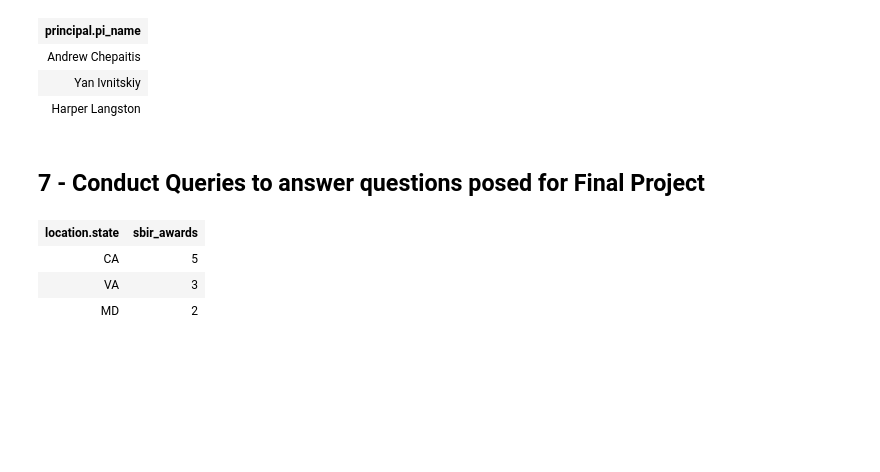
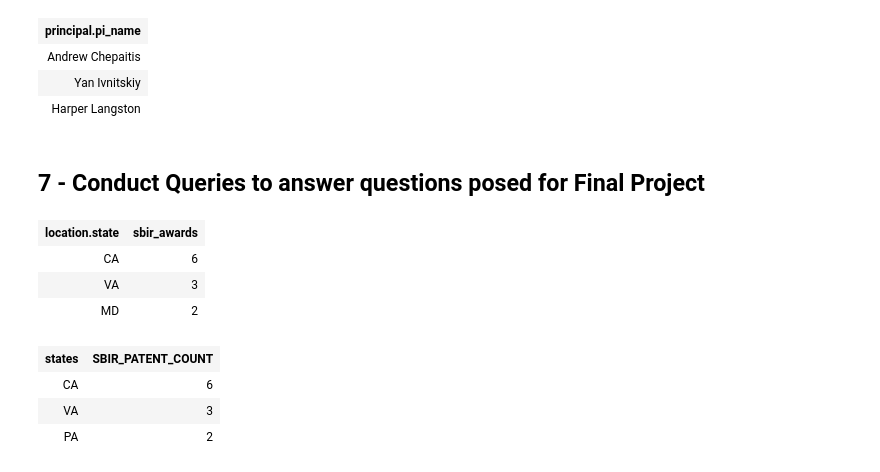
Before and after one commit to sj-ucsd/SBIR_Patent_analysis, a Jupyter notebook: neo4j_graph_etl.ipynb, the cells around one changed output. Drawn from its saved outputs; the diff is of its cells as text; code cells hidden in the pictures; blank space fills up the shorter version.

Commit message:
Add files via upload
updated for second final query

```diff
--- a/neo4j_graph_etl.ipynb
+++ b/neo4j_graph_etl.ipynb
@@ -739,15 +739,43 @@ graph.run(cypher_query_check)
 # %%
 #1. What states receive the most SBIR awards in a variety of technology areas?
 cypher_FP_query1 = """
 MATCH (sbir_award:Sbir_Award)-[:AWARDED_TO]->(principal:Principal)-[:WORKSIN]->(location:Location)
 MATCH (sbir_award:Sbir_Award)-[:CONTAINS]->(sbir_abstract)-[:HOLDS]->(e:Entities)
-WHERE e.entities = "communication"
+WHERE toLower(e.entities) = "communication"
 RETURN location.state, COUNT(DISTINCT sbir_award.key) AS sbir_awards
 ORDER BY sbir_awards DESC LIMIT 10;
 """
 graph.run(cypher_FP_query1)
 # %% [output]
 | location.state | sbir_awards |
-| CA | 5 |
+| CA | 6 |
 | VA | 3 |
 | MD | 2 |
+# %%
+#2. What states are leading research in the area of technology x (ex: Photonics)?
+cypher_FP_query2 = """
+CALL {
+    MATCH (title_pt)-[:ASSIGN_PT]->(assignee_pt)
+    MATCH (title_pt)-[:CREATED_BY_PT]->(inventors_pt)-[:RESEARCHED_PT]->(Patent_Abstract)-[:HOLDS_PT]->(e:Entities)
+    WHERE toLower(e.entities) = 'communication'
+    RETURN assignee_pt.state as states, COUNT(DISTINCT title_pt.key) AS SBIR_PATENT_COUNT
+    UNION
+    MATCH (title_pt)-[:ASSIGN_PT]->(assignee_pt)
+    MATCH (title_pt)-[:CREATED_BY_PT]->(inventors_pt)-[:RESEARCHED_PT]->(Patent_Abstract)-[:HOLDS_PT]->(e:Entities)
+    WHERE toLower(e.entities) = 'communication'
+    RETURN inventors_pt.state as states,COUNT(DISTINCT title_pt.key) AS SBIR_PATENT_COUNT
+    UNION
+    MATCH (sbir_award:Sbir_Award)-[:AWARDED_TO]->(principal:Principal)-[:WORKSIN]->(location:Location)
+    MATCH (sbir_award:Sbir_Award)-[:CONTAINS]->(sbir_abstract)-[:HOLDS]->(e:Entities)
+    WHERE toLower(e.entities) = "communication"
+    RETURN location.state as states, COUNT(DISTINCT sbir_award.key) AS SBIR_PATENT_COUNT
+}
+RETURN states, SBIR_PATENT_COUNT
+ORDER BY SBIR_PATENT_COUNT DESC
+"""
+graph.run(cypher_FP_query2)
+# %% [output]
+| states | SBIR_PATENT_COUNT |
+| CA | 6 |
+| VA | 3 |
+| PA | 2 |
```
Also changed, not shown: 1 other file.
